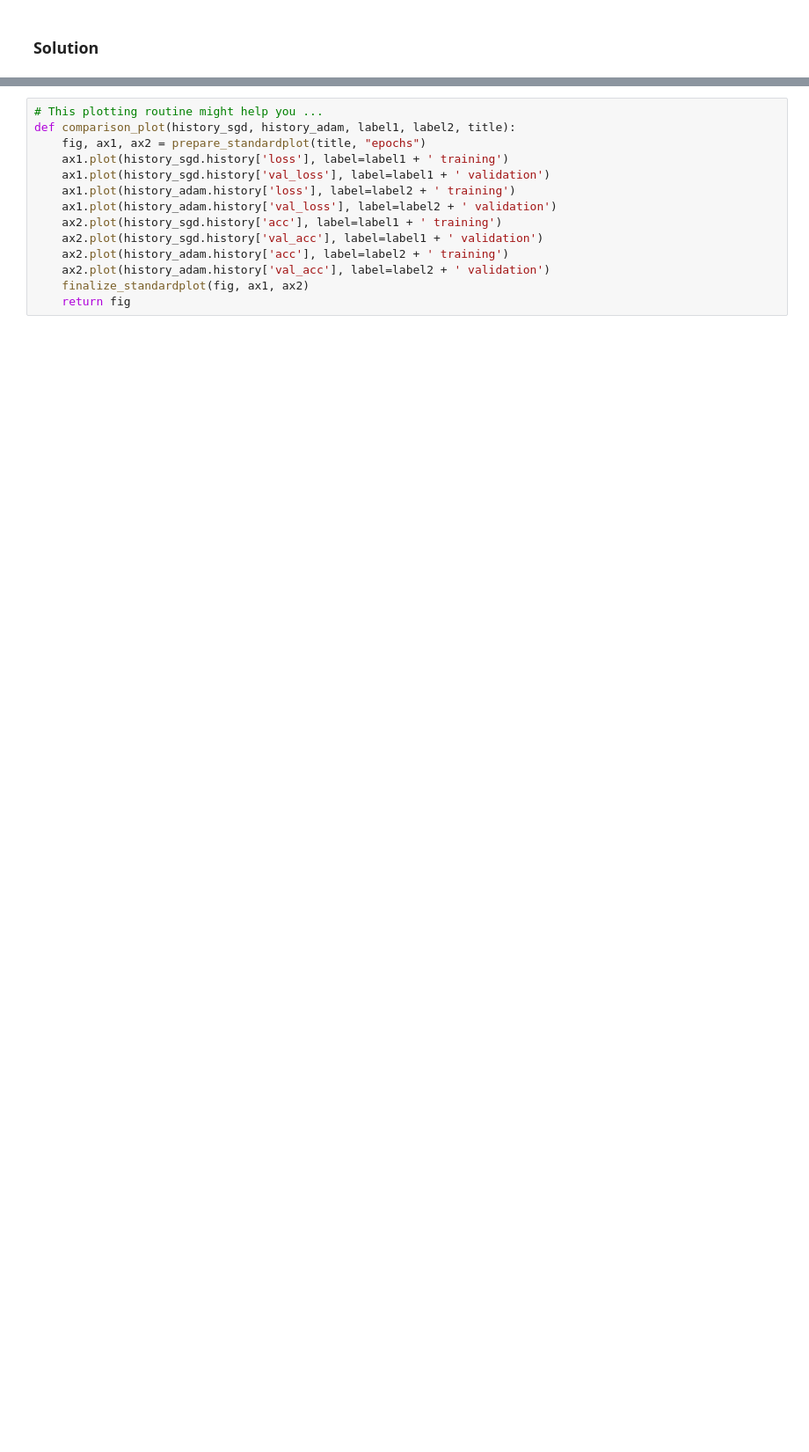
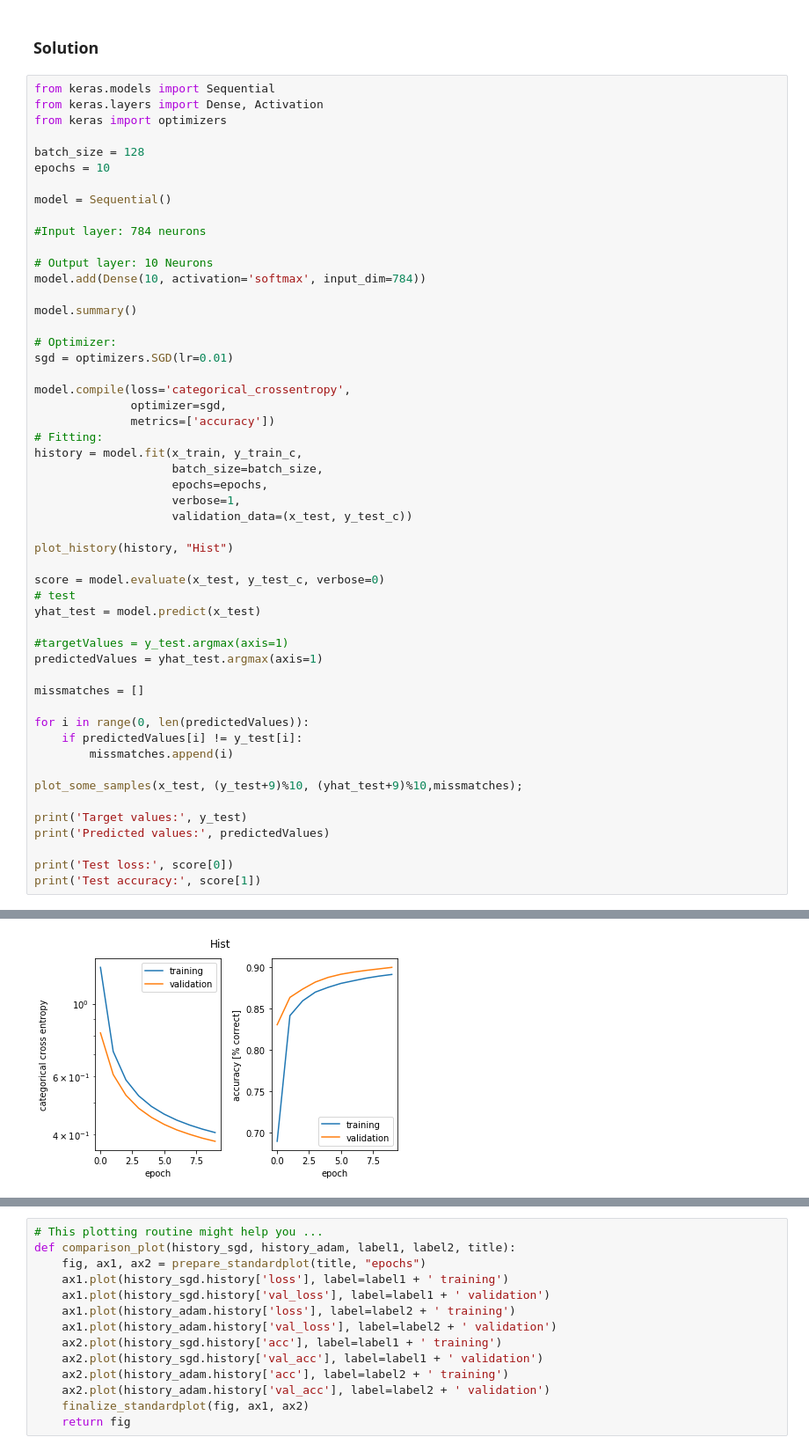
Before and after one commit to FredrikBixo/Artificial-neural-networks-miniproject1, a Jupyter notebook: ANN-miniproject1/miniproject1.ipynb, the cells around one changed output, grey strips where cells are left out. Shown at 88% size. Cells and saved outputs as stored; diff of their text form; blank space fills up the shorter version.

```diff
--- a/ANN-miniproject1/miniproject1.ipynb
+++ b/ANN-miniproject1/miniproject1.ipynb
@@ -310,3 +310,56 @@ Train a network with one hidden layer and compare different optimizers.
 6. Run the network (using the Adam optimizer) on the Fashion-MNIST dataset and plot the learning curves using the plot_history function defined above. (1pt)
 # %% [markdown]
 ### Solution
+# %%
+from keras.models import Sequential
+from keras.layers import Dense, Activation
+from keras import optimizers
+
+batch_size = 128
+epochs = 10
+
+model = Sequential()
+
+#Input layer: 784 neurons
+
+# Output layer: 10 Neurons
+model.add(Dense(10, activation='softmax', input_dim=784))
+
+model.summary()
+
+# Optimizer:
+sgd = optimizers.SGD(lr=0.01)
+
+model.compile(loss='categorical_crossentropy',
+              optimizer=sgd,
+              metrics=['accuracy'])
+# Fitting:
+history = model.fit(x_train, y_train_c,
+                    batch_size=batch_size,
+                    epochs=epochs,
+                    verbose=1,
+                    validation_data=(x_test, y_test_c))
+
+plot_history(history, "Hist")
+
+score = model.evaluate(x_test, y_test_c, verbose=0)
+# test
+yhat_test = model.predict(x_test)
+
+#targetValues = y_test.argmax(axis=1)
+predictedValues = yhat_test.argmax(axis=1)
+
+missmatches = []
+
+for i in range(0, len(predictedValues)):
+    if predictedValues[i] != y_test[i]:
+        missmatches.append(i)
+
+plot_some_samples(x_test, (y_test+9)%10, (yhat_test+9)%10,missmatches);
+
+print('Target values:', y_test)
+print('Predicted values:', predictedValues)
+
+print('Test loss:', score[0])
+print('Test accuracy:', score[1])
+# %% [output]
@@ -312,0 +383 @@ Train a network with one hidden layer and compare different optimizers.
+[figure, added]
```
Also changed, not shown: parts of 4 cells of this notebook.
